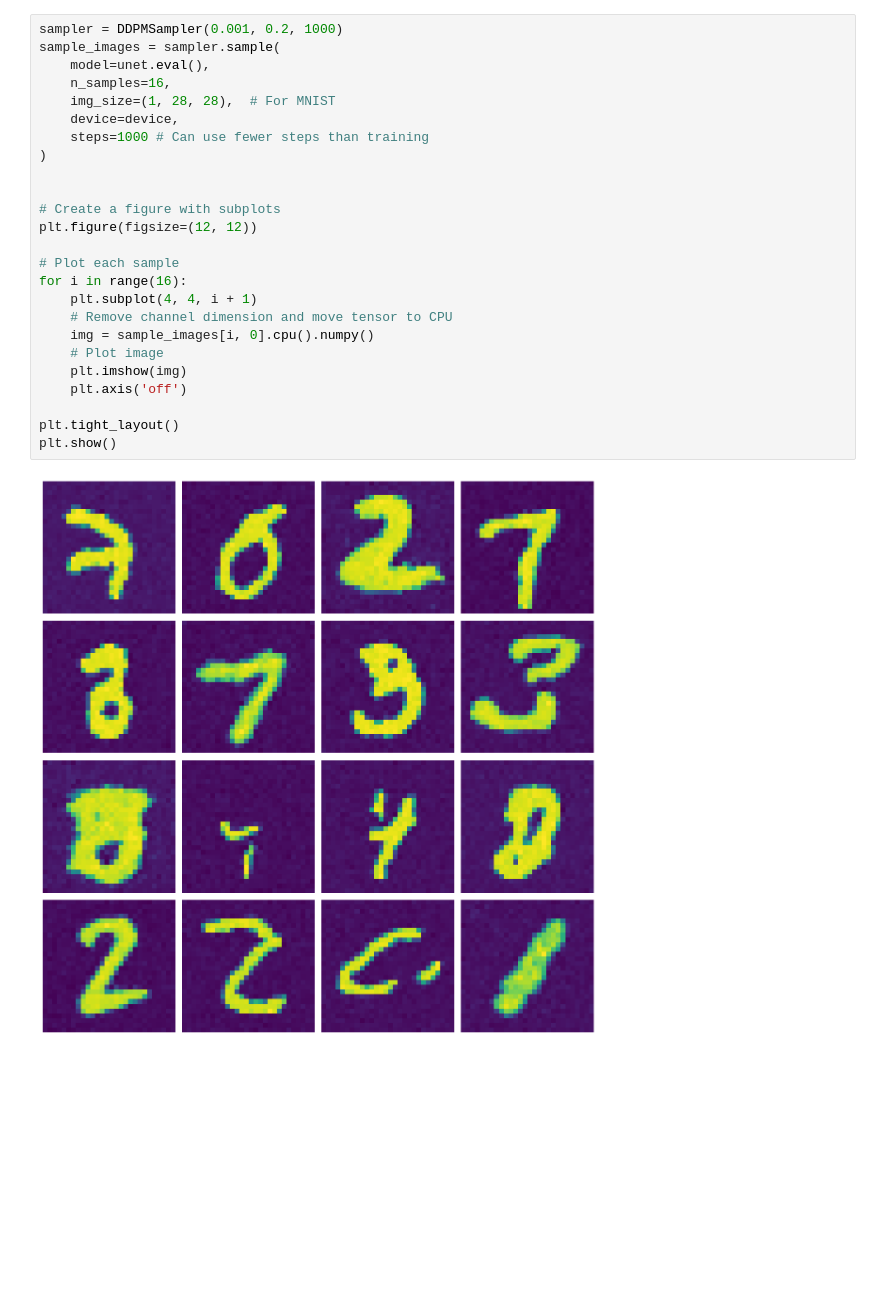
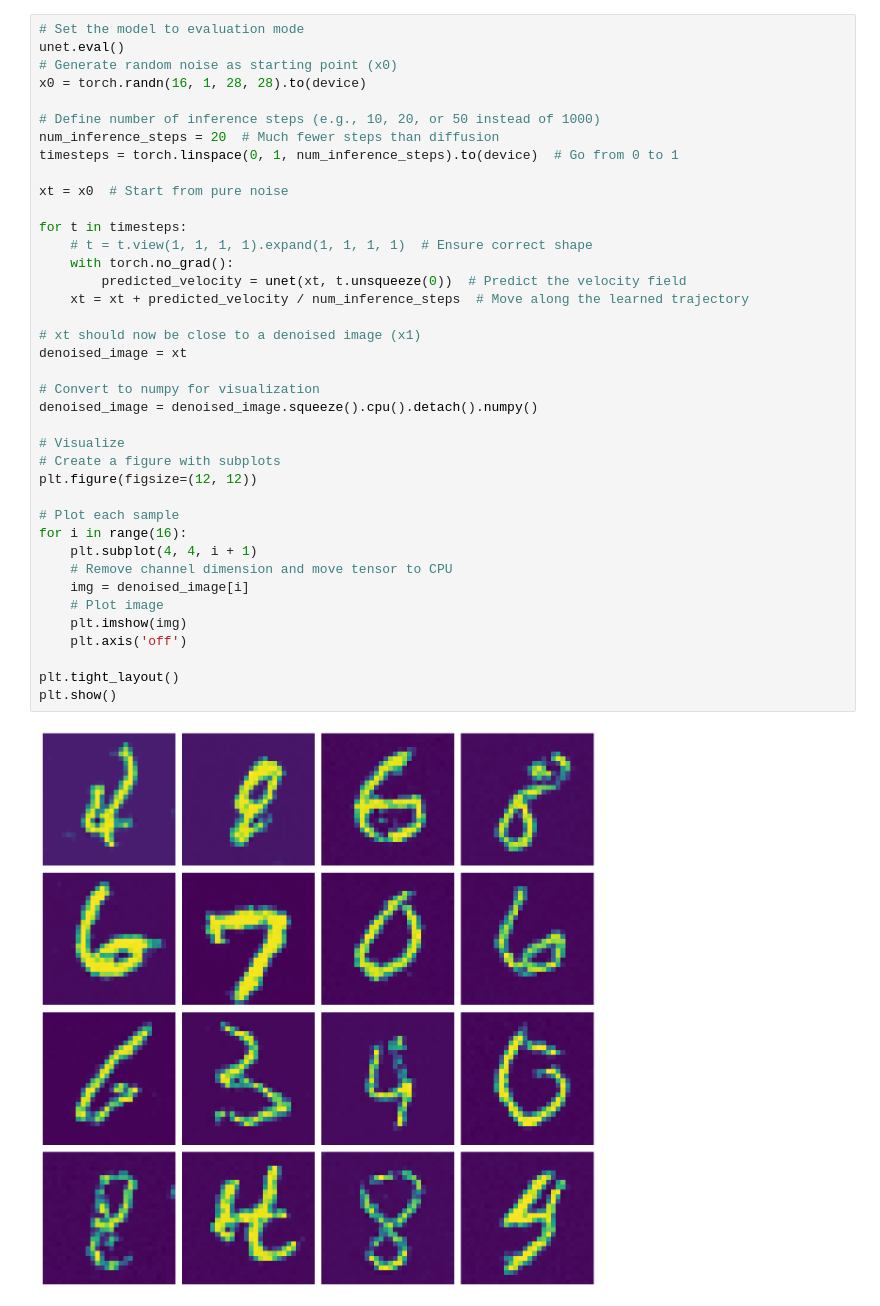
Before and after one commit to eingrid/cv2_3, a Jupyter notebook: diffusion_reflow.ipynb, the cells around one changed output. Drawn from its saved outputs; the diff is of its cells as text; blank space fills up the shorter version.

```diff
--- a/diffusion_reflow.ipynb
+++ b/diffusion_reflow.ipynb
@@ -259,27 +167,41 @@ class DDPMSampler:
 # %%
-sampler = DDPMSampler(0.001, 0.2, 1000)
-sample_images = sampler.sample(
-    model=unet.eval(),
-    n_samples=16,
-    img_size=(1, 28, 28),  # For MNIST
-    device=device,
-    steps=1000 # Can use fewer steps than training
-)
+# Set the model to evaluation mode
+unet.eval()
+# Generate random noise as starting point (x0)
+x0 = torch.randn(16, 1, 28, 28).to(device)
 
+# Define number of inference steps (e.g., 10, 20, or 50 instead of 1000)
+num_inference_steps = 20  # Much fewer steps than diffusion
+timesteps = torch.linspace(0, 1, num_inference_steps).to(device)  # Go from 0 to 1
 
+xt = x0  # Start from pure noise
+
+for t in timesteps:
+    # t = t.view(1, 1, 1, 1).expand(1, 1, 1, 1)  # Ensure correct shape
+    with torch.no_grad():
+        predicted_velocity = unet(xt, t.unsqueeze(0))  # Predict the velocity field
+    xt = xt + predicted_velocity / num_inference_steps  # Move along the learned trajectory
+
+# xt should now be close to a denoised image (x1)
+denoised_image = xt
+
+# Convert to numpy for visualization
+denoised_image = denoised_image.squeeze().cpu().detach().numpy()
+
+# Visualize
 # Create a figure with subplots
 plt.figure(figsize=(12, 12))
 
 # Plot each sample
 for i in range(16):
     plt.subplot(4, 4, i + 1)
     # Remove channel dimension and move tensor to CPU
-    img = sample_images[i, 0].cpu().numpy()
+    img = denoised_image[i]
     # Plot image
     plt.imshow(img)
     plt.axis('off')
 
 plt.tight_layout()
 plt.show()
 # %% [output]
-[figure, old version]
+[figure, new version]
```
Also changed, not shown: parts of 12 cells of this notebook, 9 other files.
